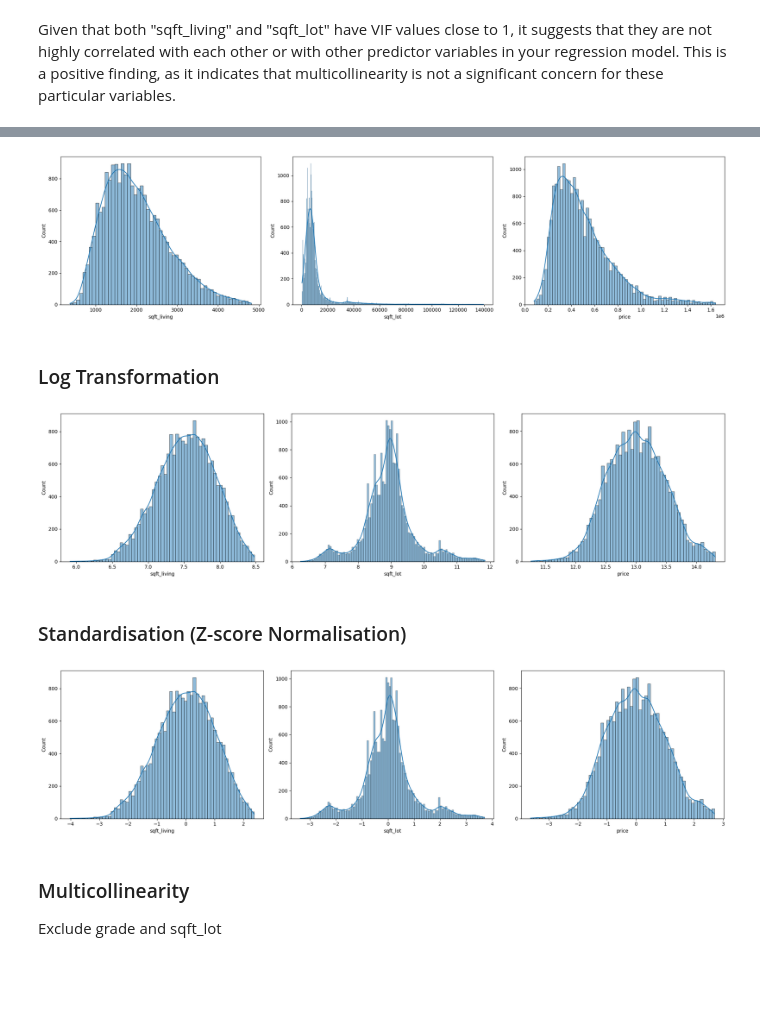
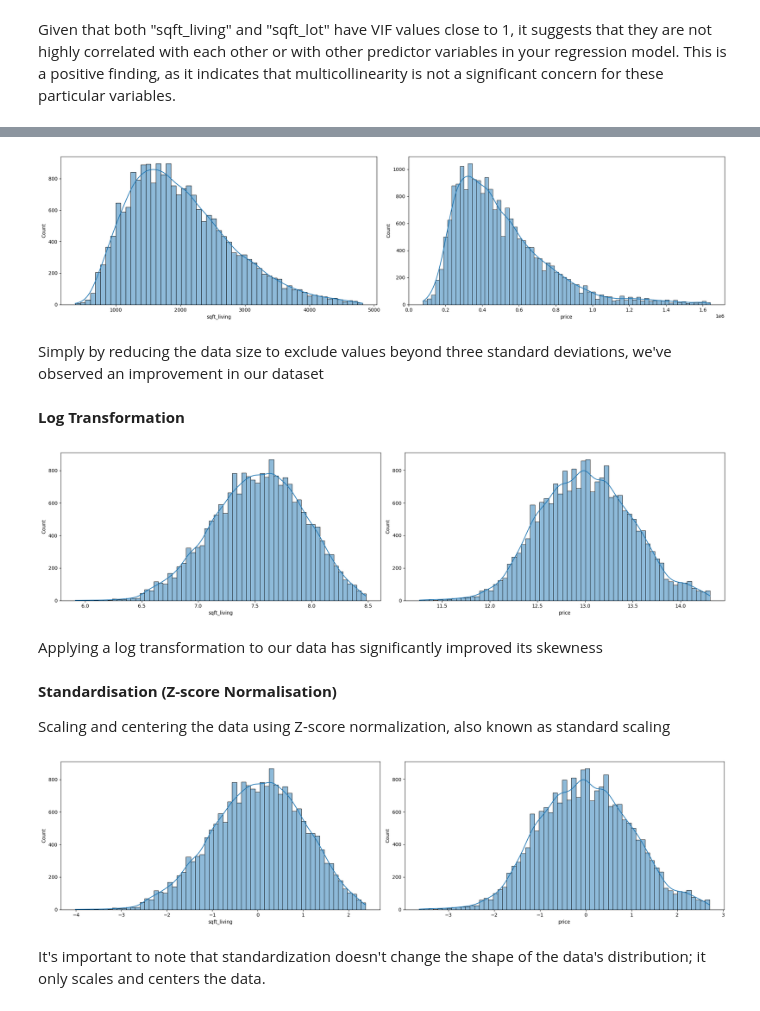
Before and after one commit to loreeugene/Property-Investment-Decision, a Jupyter notebook: small_data.ipynb, the cells around one changed output, grey strips where cells are left out. Saved outputs shown, nothing was run; the diff lists cells and outputs as text; code cells hidden in the pictures; blank space fills up the shorter version.

```diff
--- a/small_data.ipynb
+++ b/small_data.ipynb
@@ -340,0 +355,3 @@ strong multicollinearity or other numerical problems.
+# %%
+# combining new data and the dummy columns
+df1 = pd.concat([df1, bedr_dummies, bathr_dummies, floors_dummies, waterfr_dummies, cond_dummies, grade_dummies, yr_built_dummies], axis=1)
@@ -551,2 +592,3 @@ Variables that have a weak linear relationship with price.
 # %%
-base.info()
+# droppping 'cond_4', 'cond_3'
+df2 = df1.drop(columns=['cond_4', 'cond_3'])
@@ -573,6 +609,6 @@ memory usage: 1.8 MB
 # %%
-# Reduce outliers by reducing data size to 3 standard deviations
+# Taking utliers by reducing data size to 3 standard deviations
 
-filter_cols = ['sqft_living', 'sqft_lot', 'price']
+filter_cols = ['sqft_living', 'price', 'sqft_lot']
 
-df2 = base[~base[filter_cols].apply(lambda x: np.abs(x - x.mean()) > 3 * x.std()).any(axis=1)]
+df2 = df2[~df2[filter_cols].apply(lambda x: np.abs(x - x.mean()) > 3 * x.std()).any(axis=1)]
@@ -599,34 +615,35 @@ memory usage: 1.7 MB
 # %%
-fig, axes = plt.subplots(1, 3, figsize = (20,5))
-columns = ['sqft_living', 'sqft_lot','price']
+fig, axes = plt.subplots(1, 2, figsize = (20,5))
 
 sns.histplot(data=df2, x="sqft_living", kde=True, ax=axes[0])
-sns.histplot(data=df2, x="sqft_lot", kde=True, ax=axes[1])
-sns.histplot(data=df2, x="price", kde=True, ax=axes[2])
+sns.histplot(data=df2, x="price", kde=True, ax=axes[1])
 
 plt.tight_layout()
 plt.show()
 # %% [output]
-[figure, old version]
+[figure, new version]
+# %% [markdown]
+Simply by reducing the data size to exclude values beyond three standard deviations, we've observed an improvement in our dataset
 # %% [markdown]
-### Log Transformation
+**Log Transformation**
 # %%
 df2['sqft_living'] = np.log(df2['sqft_living'])
-df2['sqft_lot'] = np.log(df2['sqft_lot'])
 df2['price'] = np.log(df2['price'])
 # %%
-fig, axes = plt.subplots(1, 3, figsize = (20,5))
-columns = ['sqft_living', 'sqft_lot','price']
+fig, axes = plt.subplots(1, 2, figsize = (20,5))
 
 sns.histplot(data=df2, x="sqft_living", kde=True, ax=axes[0])
-sns.histplot(data=df2, x="sqft_lot", kde=True, ax=axes[1])
-sns.histplot(data=df2, x="price", kde=True, ax=axes[2])
+sns.histplot(data=df2, x="price", kde=True, ax=axes[1])
 
 plt.tight_layout()
 plt.show()
 # %% [output]
-[figure, old version]
+[figure, new version]
+# %% [markdown]
+Applying a log transformation to our data has significantly improved its skewness
 # %% [markdown]
-### Standardisation (Z-score Normalisation)
+**Standardisation (Z-score Normalisation)**
+
+Scaling and centering the data using Z-score normalization, also known as standard scaling
 # %%
 # normalize (subract mean and divide by std)
@@ -638,17 +652,14 @@ df2['sqft_lot'] = (df2['sqft_lot'] - df2['sqft_lot'].mean()) / df2['sqft_lot'].s
 df2['price'] = (df2['price'] - df2['price'].mean()) / df2['price'].std()
 # %%
-fig, axes = plt.subplots(1, 3, figsize = (20,5))
-columns = ['sqft_living', 'sqft_lot','price']
+fig, axes = plt.subplots(1, 2, figsize = (20,5))
 
 sns.histplot(data=df2, x="sqft_living", kde=True, ax=axes[0])
-sns.histplot(data=df2, x="sqft_lot", kde=True, ax=axes[1])
-sns.histplot(data=df2, x="price", kde=True, ax=axes[2])
+sns.histplot(data=df2, x="price", kde=True, ax=axes[1])
 
 plt.tight_layout()
 plt.show()
 # %% [output]
-[figure, old version]
+[figure, new version]
-# %% [markdown]
-### Multicollinearity
-Exclude grade and sqft_lot
+# %% [markdown]
+It's important to note that standardization doesn't change the shape of the data's distribution; it only scales and centers the data.
 # %%
```
Also changed, not shown: parts of 89 cells of this notebook.
